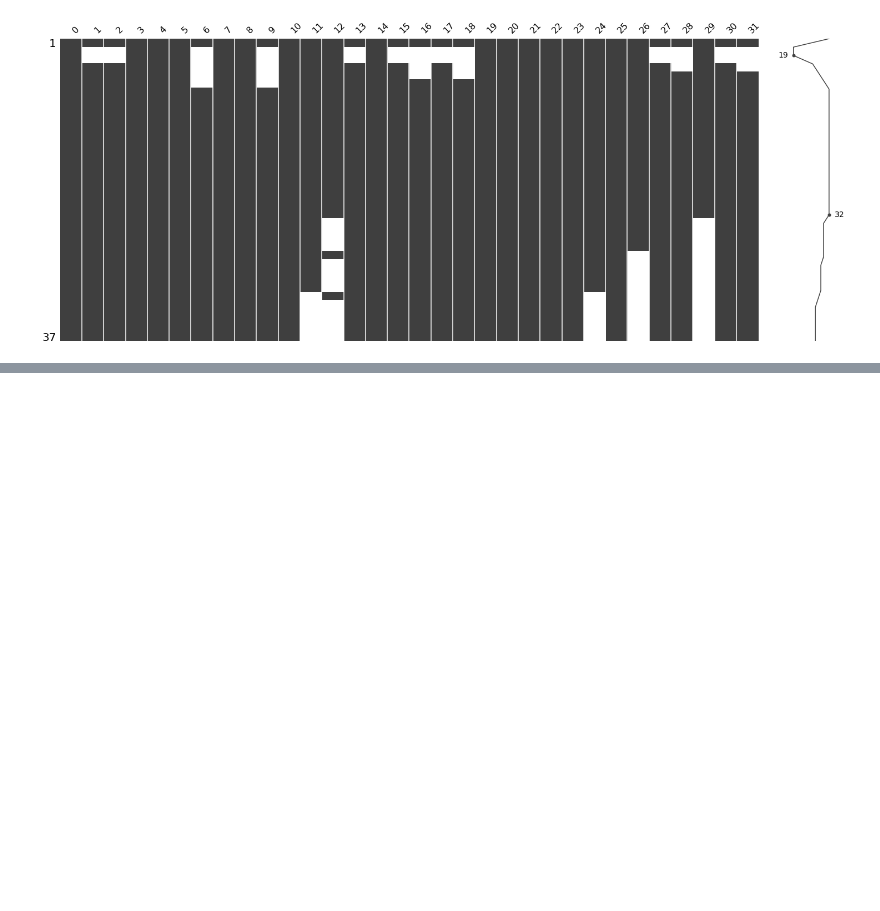
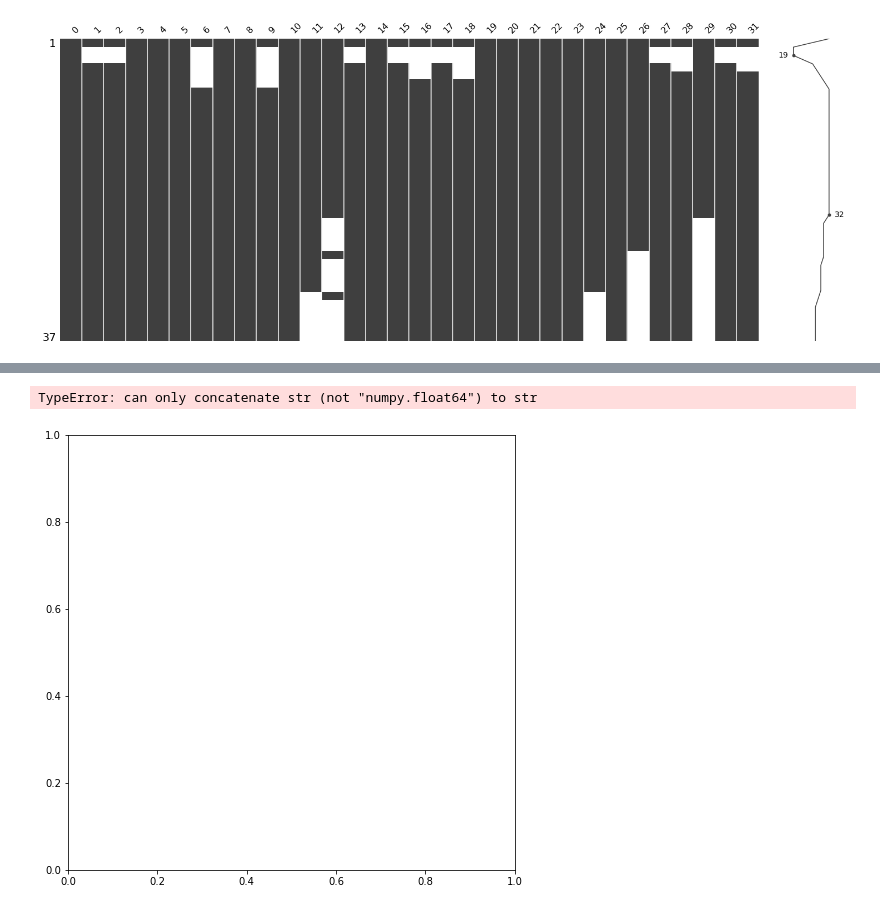
Before and after one commit to ianoxx/Energy-Production-and-Consumption, a Jupyter notebook: Data_preparation_Part_two.ipynb, the cells around one changed output, grey strips where cells are left out. Drawn from its saved outputs; the diff is of its cells as text; code cells hidden in the pictures; blank space fills up the shorter version.

```diff
--- a/Data_preparation_Part_two.ipynb
+++ b/Data_preparation_Part_two.ipynb
@@ -102,7 +82,28 @@ Name: 12, dtype: object
 # %%
-a = 0
+
+nan = df_RUS.isna()
 for i in range(len(df_RUS)):
-    for j in range(len(df_RUS[i])):
+    value_1 = [-1, -1]
+    value_2 = [-1, -1]
+    step = 0
+    for j in range(5, len(df_RUS.iloc[i, :])):
+        if nan.iloc[i, j]:
+            if value_1[0] == -1:
+                value_1[0] = df_RUS.iloc[i, j - 1]
+                value_1[1] = j -1
+        else:
+            if value_1[0] != -1:
+                value_2[0] = df_RUS.iloc[i, j]
+                value_2[1] = j
+                step = (value_1[0] - value_2[0]) / (value_2[1] - value_1[1] - 1)
+                for k in range(value_1[1] + 1, value_2[1], 1):
+                    df_RUS.iloc[i, k] = df_RUS.iloc[i, k - 1] - step
+                value_1[0] = -1
+                value_1[1] = -1
+
+
+
+        #print(df_RUS.iloc[i, j])
 # %%
 #так как я планирую сравнить добычу энергию в разных странах, такого заполнения будет достаточно.
 #теперь проверим данные на аномалии и выбросы
@@ -108,0 +135,13 @@ for i in range(len(df_RUS)):
+# %%
+import matplotlib.pyplot as plt
+from matplotlib.ticker import FormatStrFormatter
+df = df_RUS.iloc[12, :]
+fig, ax = plt.subplots(figsize=(8, 8))
+ax.boxplot(df)
+ax.set_ylabel('Количество пройденных миль')
+ax.set_title('Ящик с усами для количества пройденных миль (с аномалиями)')
+
+ax.yaxis.set_major_formatter(FormatStrFormatter('%.0f'))
+# %% [output]
+TypeError: can only concatenate str (not "numpy.float64") to str
+[figure, added]
```
Also changed, not shown: parts of 4 cells of this notebook, 3 other files.
